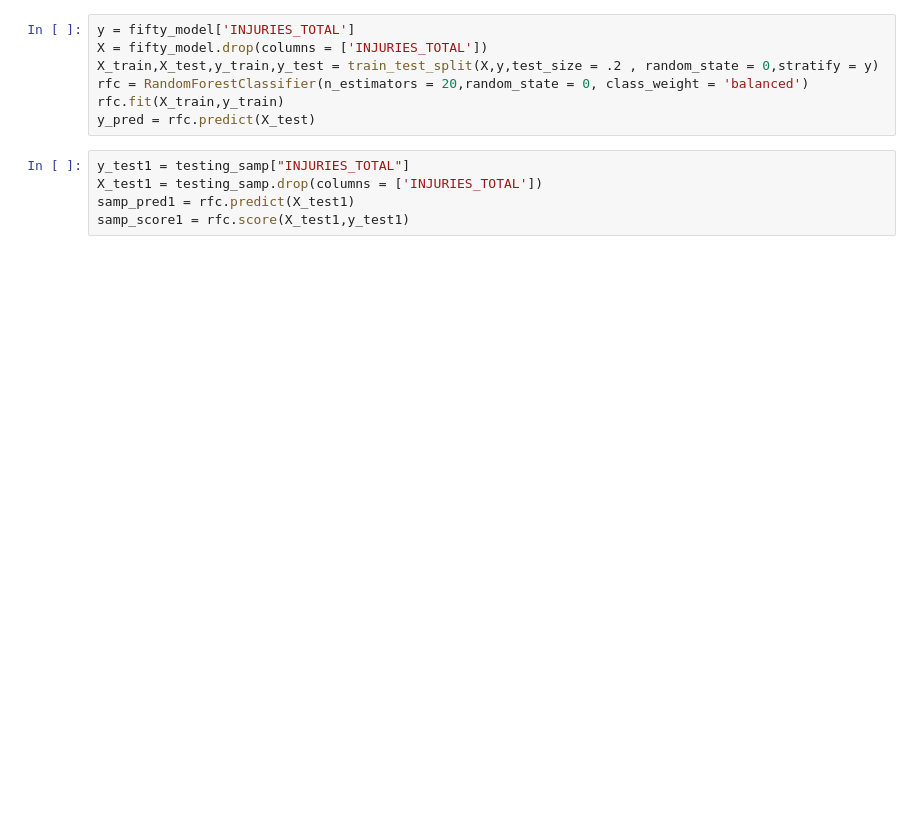
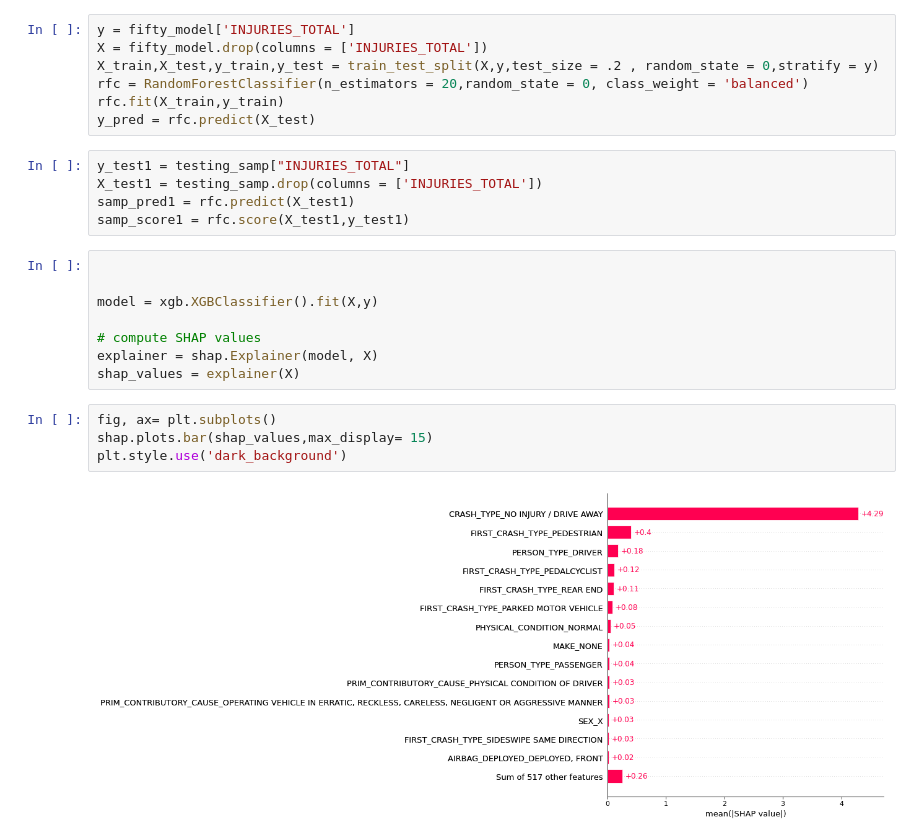
Before and after one commit to shigos/Traffic_Models, a Jupyter notebook: notebook/clean_merge_note.ipynb, the cells around one changed output. Drawn from its saved outputs; the diff is of its cells as text; blank space fills up the shorter version.

Commit message:
shap added

```diff
--- a/notebook/clean_merge_note.ipynb
+++ b/notebook/clean_merge_note.ipynb
@@ -791,6 +802,20 @@ y_test1 = testing_samp["INJURIES_TOTAL"]
 X_test1 = testing_samp.drop(columns = ['INJURIES_TOTAL'])
 samp_pred1 = rfc.predict(X_test1)
 samp_score1 = rfc.score(X_test1,y_test1)
+# %%
+
+
+model = xgb.XGBClassifier().fit(X,y)
+
+# compute SHAP values
+explainer = shap.Explainer(model, X)
+shap_values = explainer(X)
+# %%
+fig, ax= plt.subplots()
+shap.plots.bar(shap_values,max_display= 15)
+plt.style.use('dark_background')
+# %% [output]
+[figure, added]
 # %%
 metrics.confusion_matrix(y_test,y_pred) # Balanced
 # %% [output]
```
Also changed, not shown: parts of 18 cells of this notebook.
